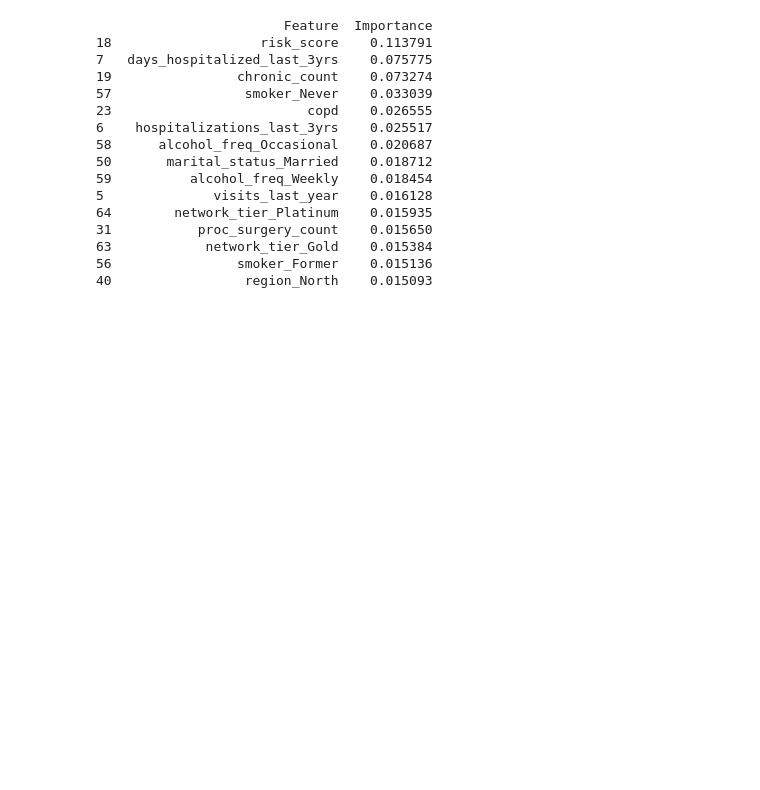
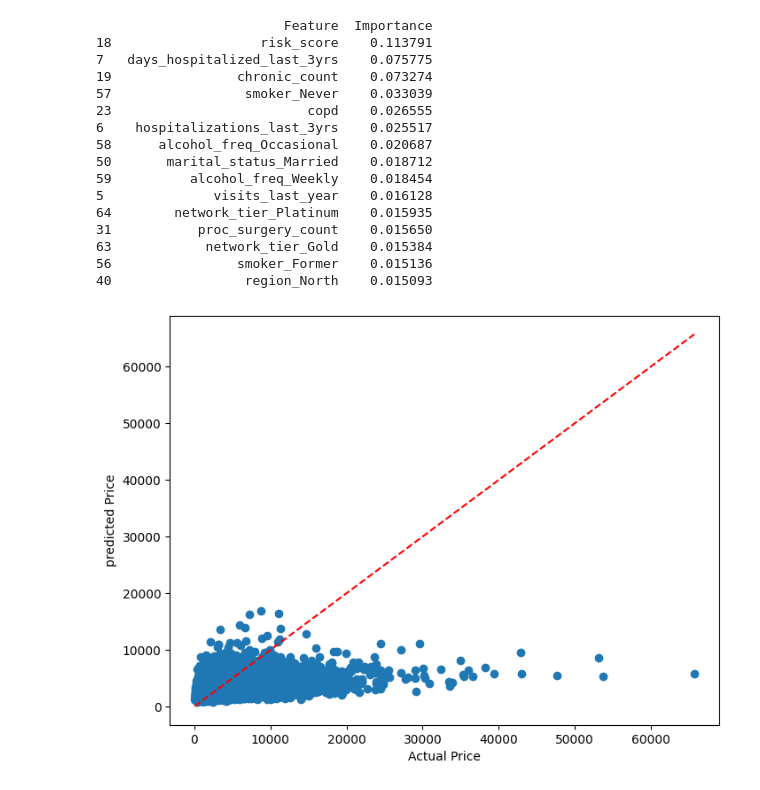
Before and after one commit to ayushpalse01012023-byte/medical-insurance-cost-prediction, a Jupyter notebook: medical.ipynb, the cells around one changed output. Drawn from its saved outputs; the diff is of its cells as text; code cells hidden in the pictures; blank space fills up the shorter version.

```diff
--- a/medical.ipynb
+++ b/medical.ipynb
@@ -280,3 +280,16 @@ print(
 63            network_tier_Gold    0.015384
 56                smoker_Former    0.015136
 40                 region_North    0.015093
+# %%
+plt.figure(figsize=(8,6))
+plt.scatter(y_test, y_pred)
+plt.plot(
+    [y_test.min(), y_test.max()],
+    [y_test.min(), y_test.max()],
+    'r--'
+)
+plt.xlabel("Actual Price")
+plt.ylabel("predicted Price")
+plt.show()
+# %% [output]
+[figure, added]
```
